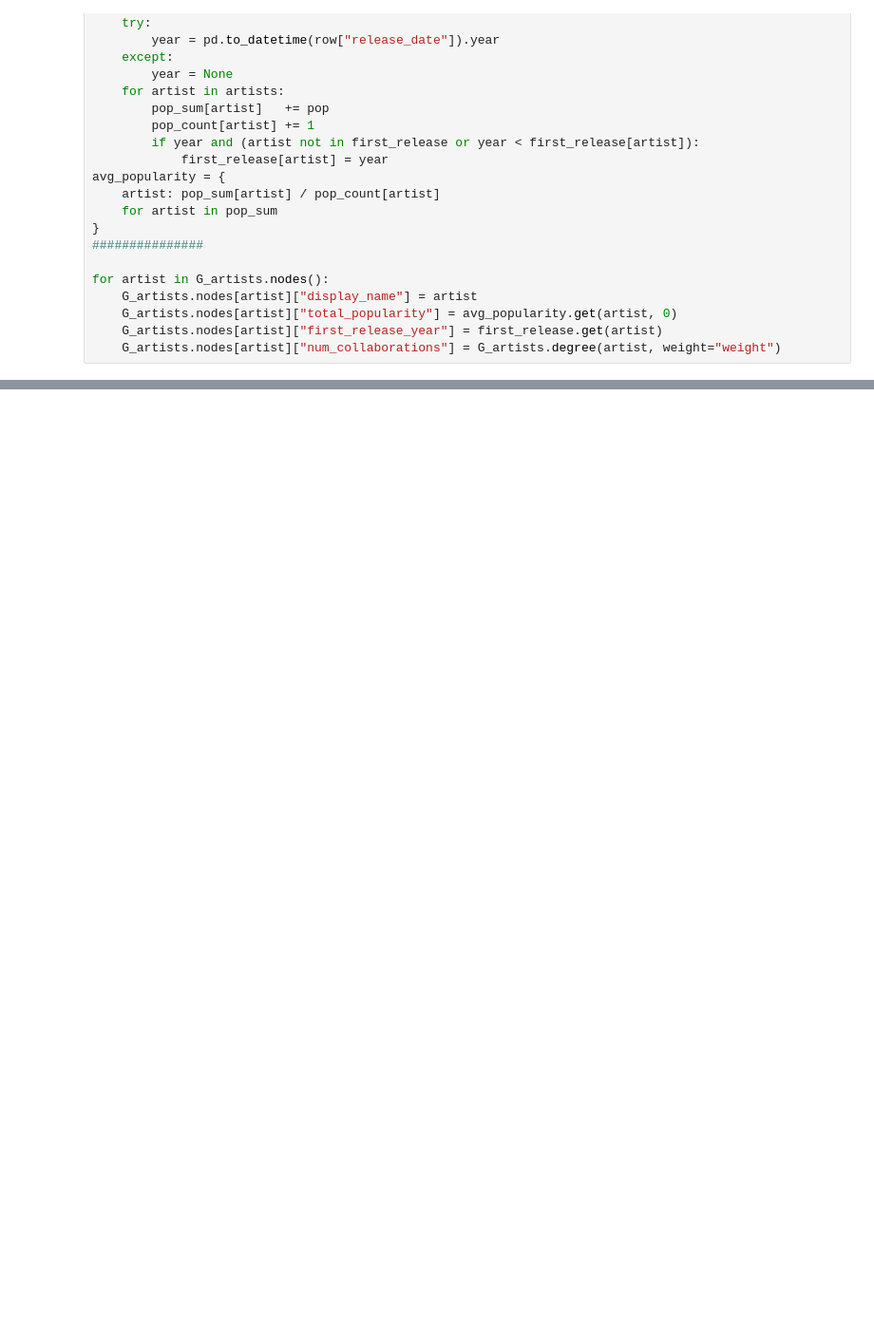
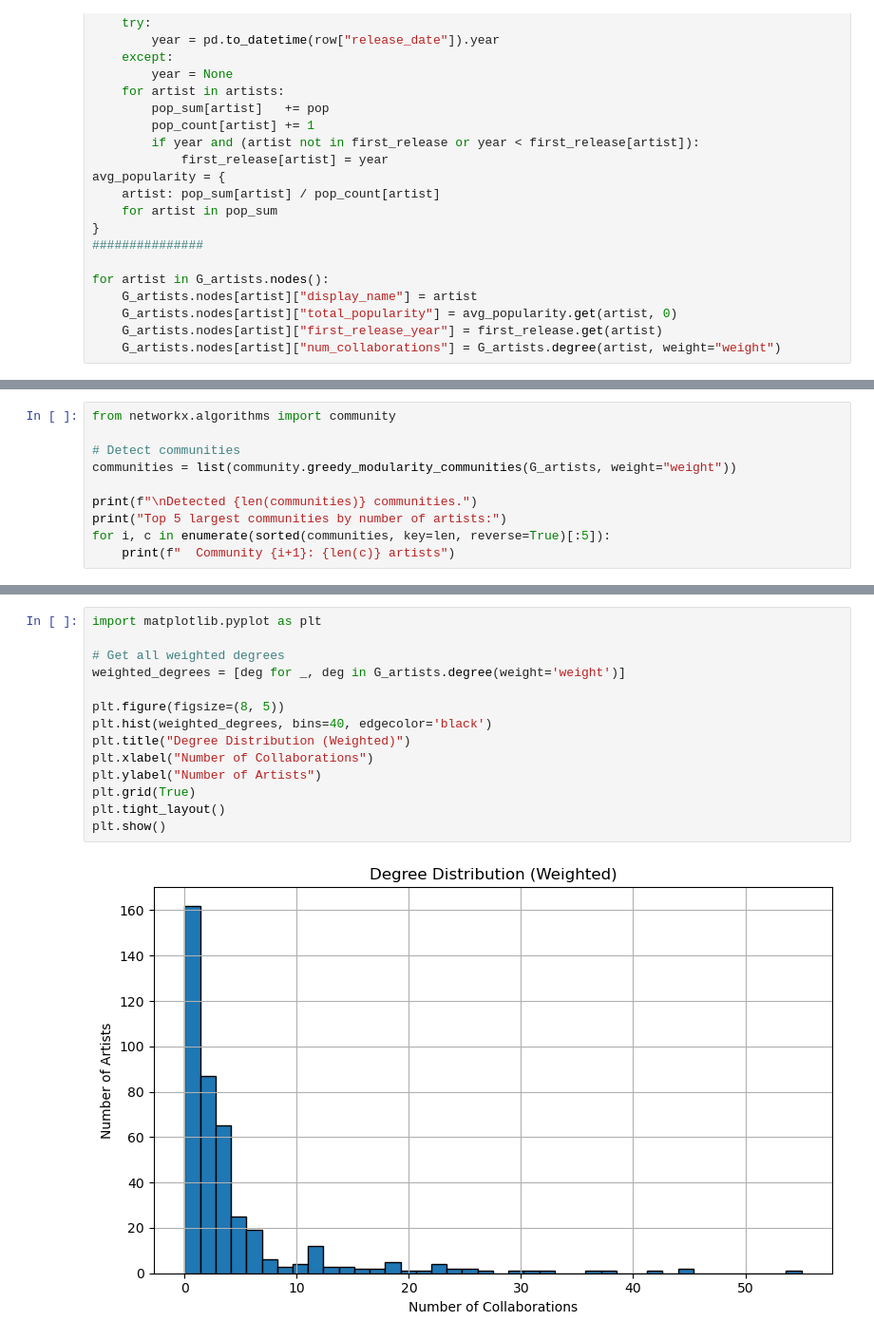
Before and after one commit to Benyla/Final_Assignment_02467, a Jupyter notebook: network.ipynb, the cells around one changed output, grey strips where cells are left out. Shown at 95% size. Cells and saved outputs as stored; diff of their text form; blank space fills up the shorter version.

```diff
--- a/network.ipynb
+++ b/network.ipynb
@@ -60,0 +106,10 @@ AttributeError: module 'networkx' has no attribute 'info'
+# %%
+from networkx.algorithms import community
+
+# Detect communities
+communities = list(community.greedy_modularity_communities(G_artists, weight="weight"))
+
+print(f"\nDetected {len(communities)} communities.")
+print("Top 5 largest communities by number of artists:")
+for i, c in enumerate(sorted(communities, key=len, reverse=True)[:5]):
+    print(f"  Community {i+1}: {len(c)} artists")
@@ -60,0 +184,16 @@ AttributeError: module 'networkx' has no attribute 'info'
+# %%
+import matplotlib.pyplot as plt
+
+# Get all weighted degrees
+weighted_degrees = [deg for _, deg in G_artists.degree(weight='weight')]
+
+plt.figure(figsize=(8, 5))
+plt.hist(weighted_degrees, bins=40, edgecolor='black')
+plt.title("Degree Distribution (Weighted)")
+plt.xlabel("Number of Collaborations")
+plt.ylabel("Number of Artists")
+plt.grid(True)
+plt.tight_layout()
+plt.show()
+# %% [output]
+[figure, added]
```
Also changed, not shown: parts of 10 cells of this notebook, 11 other files.
